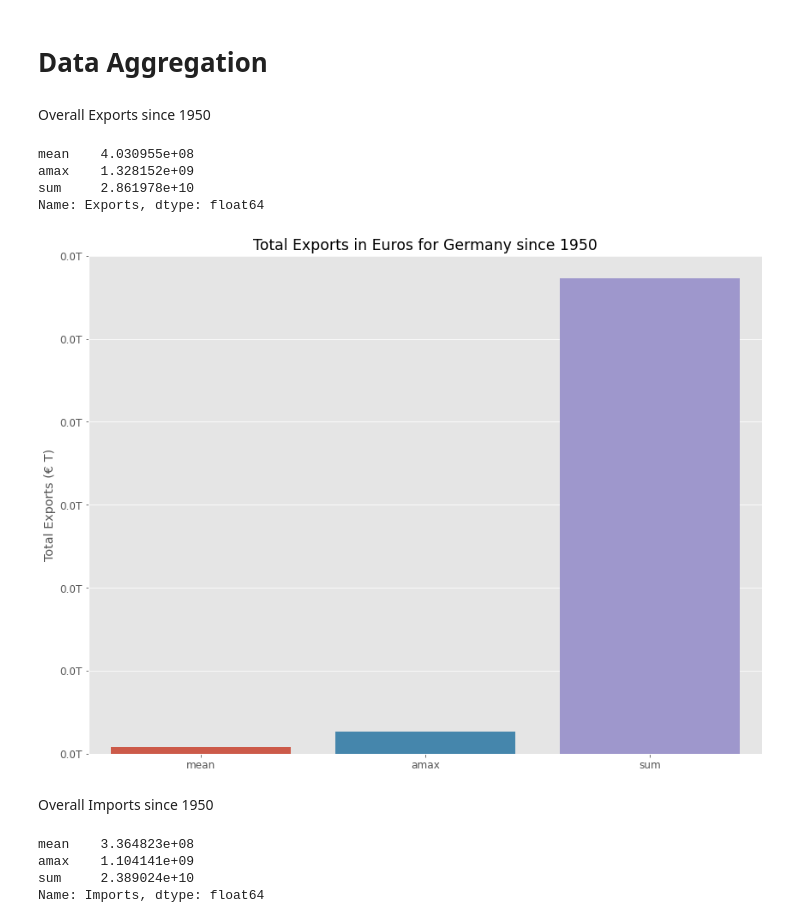
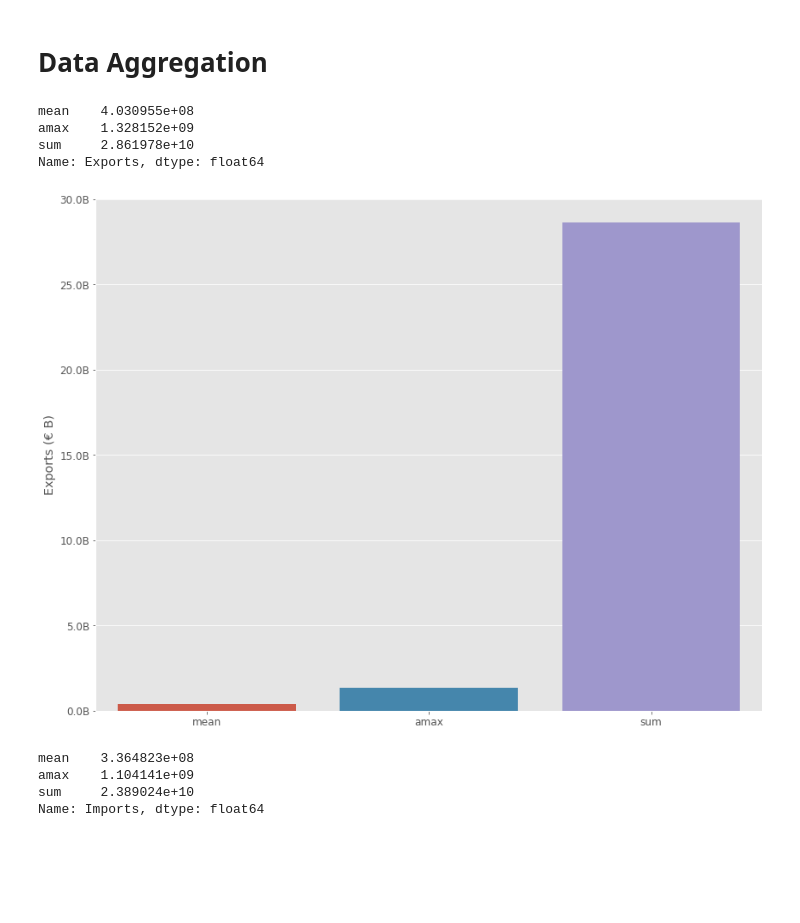
Before and after one commit to eldrigeampong/Data-Science, a Jupyter notebook: Statistisches Bundesamt/Economy/proj1.ipynb, the cells around one changed output. Drawn from its saved outputs; the diff is of its cells as text; code cells hidden in the pictures; blank space fills up the shorter version.

```diff
--- a/Statistisches Bundesamt/Economy/proj1.ipynb
+++ b/Statistisches Bundesamt/Economy/proj1.ipynb
@@ -181,8 +174,6 @@ def thousand(x, pos):
     return '%1.1fK' % (x * 1e-3)
 
 format_tsd = FuncFormatter(thousand)
-# %% [markdown]
-Overall Exports since 1950
 # %%
 df_agg_exp = df['Exports'].agg([np.mean, np.max, np.sum])
 df_agg_exp
@@ -194,19 +185,17 @@ Name: Exports, dtype: float64
 # %%
 # create figure
 fig_agg, ax_agg = plt.subplots()
 
 # plot bar chart
 sns.barplot(x=df_agg_exp.keys(), y=df_agg_exp.values)
 
 # lable plot
-ax_agg.set(ylabel='Total Exports (€ T)', title='Total Exports in Euros for Germany since 1950')
+ax_agg.set(ylabel='Exports (€ B)')
 
 # set y-axis format
-ax_agg.yaxis.set_major_formatter(format_trill)
+ax_agg.yaxis.set_major_formatter(format_bill)
 # %% [output]
-[figure, old version]
+[figure, new version]
-# %% [markdown]
-Overall Imports since 1950
 # %%
 df_agg_imp = df['Imports'].agg([np.mean, np.max, np.sum])
 df_agg_imp
```
Also changed, not shown: parts of 5 cells of this notebook.
